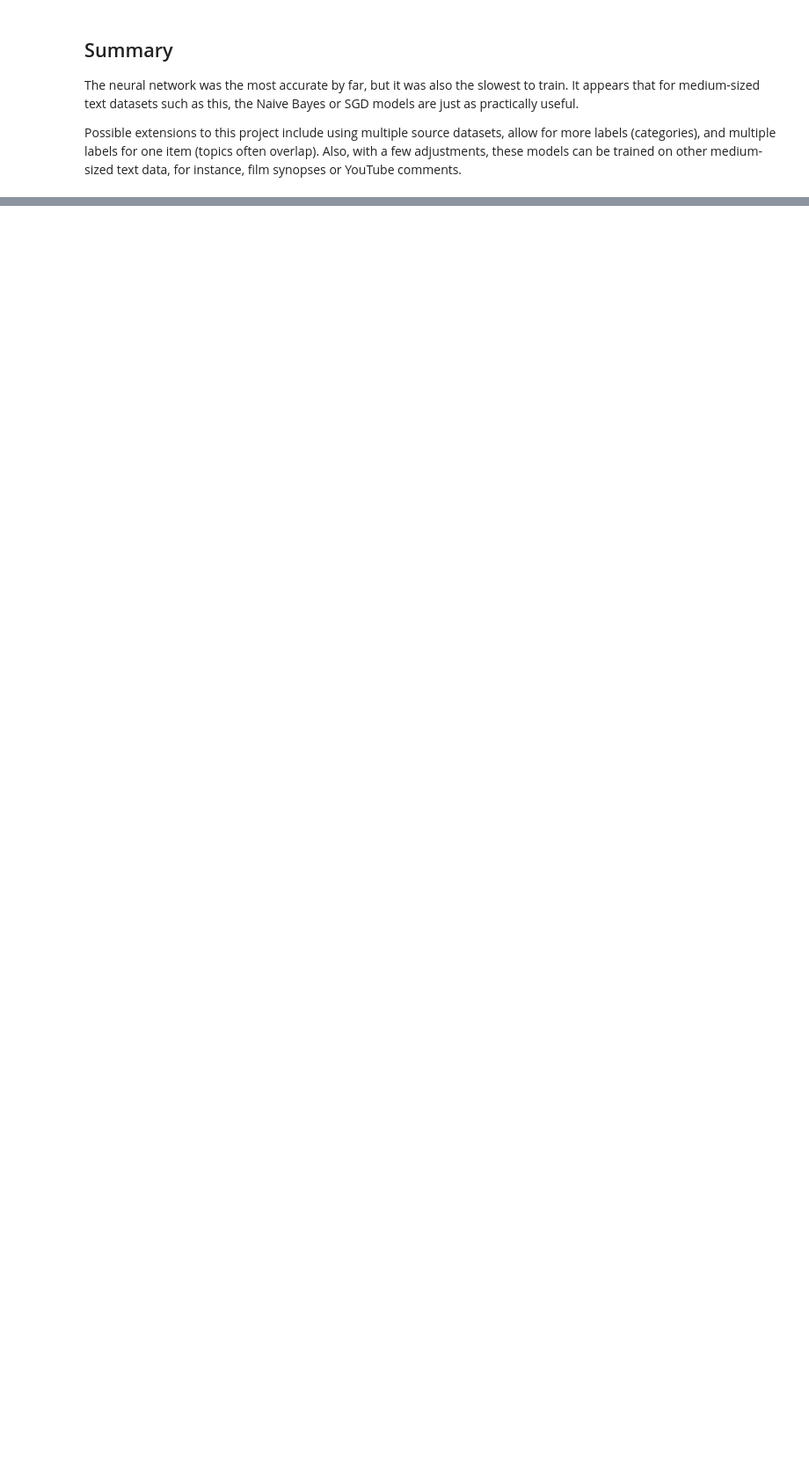
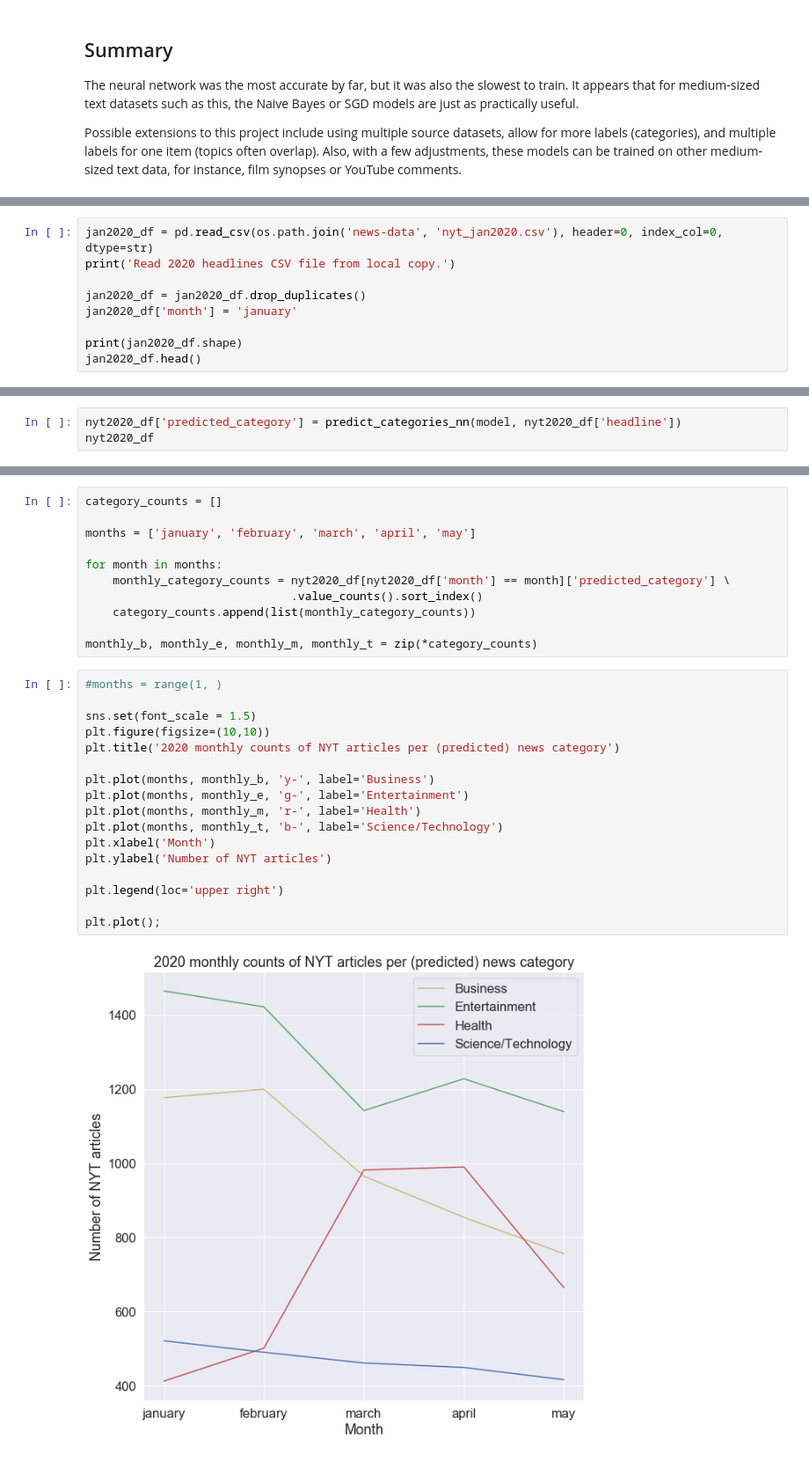
Before and after one commit to jonjau/msa, a Jupyter notebook: news-categorizer.ipynb, the cells around one changed output, grey strips where cells are left out. Shown at 88% size. Saved outputs shown, nothing was run; the diff lists cells and outputs as text; blank space fills up the shorter version.

Commit message:
added an application for the model, on 2020 New York Times headlines

```diff
--- a/news-categorizer.ipynb
+++ b/news-categorizer.ipynb
@@ -570,0 +586,9 @@ for instance, film synopses or YouTube comments.
+# %%
+jan2020_df = pd.read_csv(os.path.join('news-data', 'nyt_jan2020.csv'), header=0, index_col=0, dtype=str)
+print('Read 2020 headlines CSV file from local copy.')
+
+jan2020_df = jan2020_df.drop_duplicates()
+jan2020_df['month'] = 'january'
+
+print(jan2020_df.shape)
+jan2020_df.head()
@@ -570,0 +622,3 @@ for instance, film synopses or YouTube comments.
+# %%
+nyt2020_df['predicted_category'] = predict_categories_nn(model, nyt2020_df['headline'])
+nyt2020_df
@@ -570,0 +639,30 @@ for instance, film synopses or YouTube comments.
+# %%
+category_counts = []
+
+months = ['january', 'february', 'march', 'april', 'may']
+
+for month in months:
+    monthly_category_counts = nyt2020_df[nyt2020_df['month'] == month]['predicted_category'] \
+                              .value_counts().sort_index()
+    category_counts.append(list(monthly_category_counts))
+
+monthly_b, monthly_e, monthly_m, monthly_t = zip(*category_counts)
+# %%
+#months = range(1, )
+
+sns.set(font_scale = 1.5)
+plt.figure(figsize=(10,10))
+plt.title('2020 monthly counts of NYT articles per (predicted) news category')
+
+plt.plot(months, monthly_b, 'y-', label='Business')
+plt.plot(months, monthly_e, 'g-', label='Entertainment')
+plt.plot(months, monthly_m, 'r-', label='Health')
+plt.plot(months, monthly_t, 'b-', label='Science/Technology')
+plt.xlabel('Month')
+plt.ylabel('Number of NYT articles')
+
+plt.legend(loc='upper right')
+
+plt.plot();
+# %% [output]
+[figure, added]
```
Also changed, not shown: parts of 19 cells of this notebook, 5 other files.
